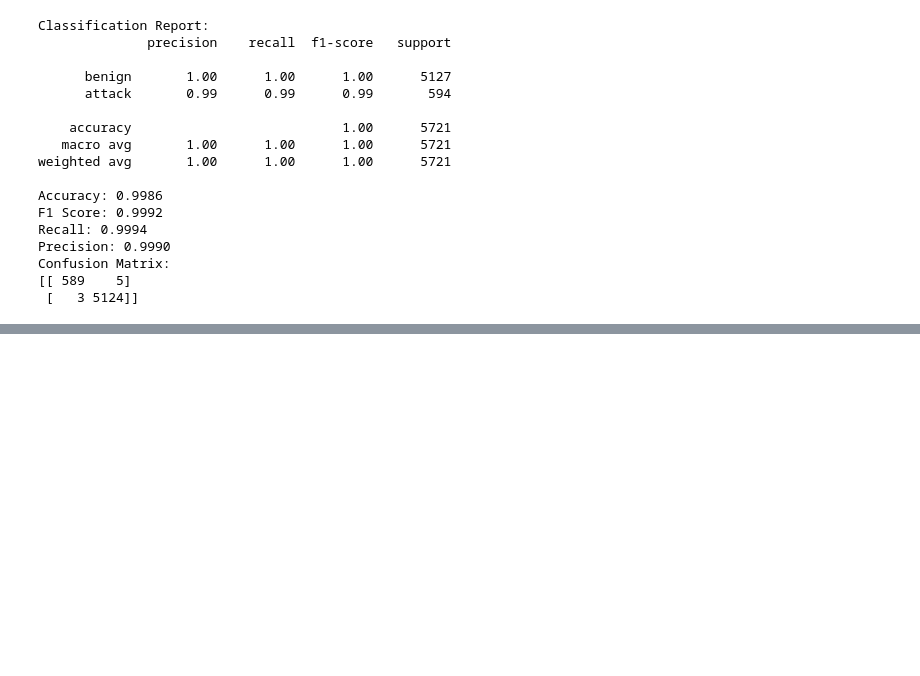
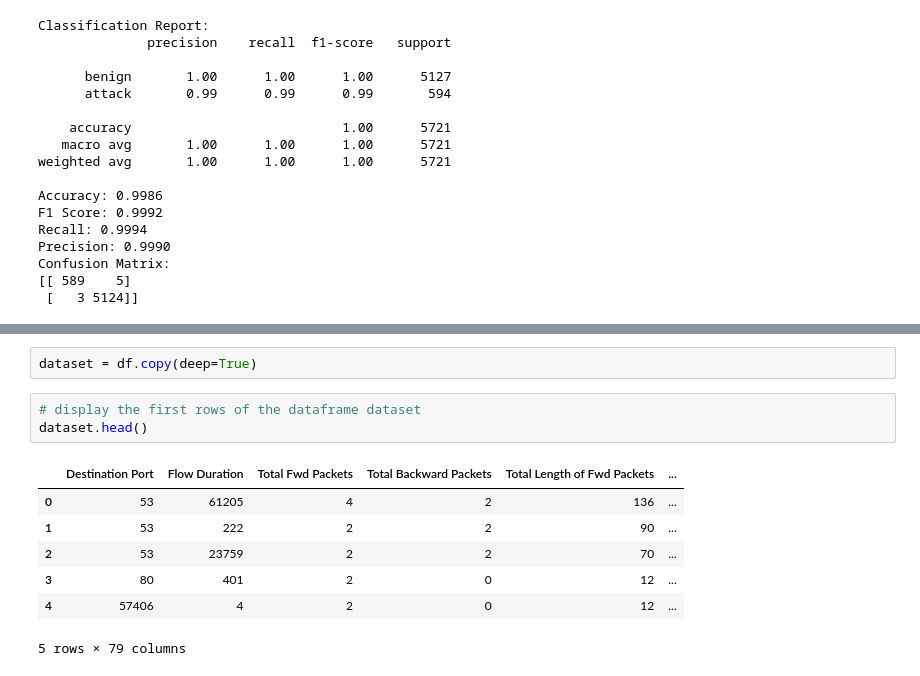
Before and after one commit to ewizzle13/Final-Project-, a Jupyter notebook: finalproject.ipynb, the cells around one changed output, grey strips where cells are left out. Cells and saved outputs as stored; diff of their text form; blank space fills up the shorter version.

```diff
--- a/finalproject.ipynb
+++ b/finalproject.ipynb
@@ -241,0 +253,13 @@ plt.show()
+# %%
+dataset = df.copy(deep=True)
+# %%
+# display the first rows of the dataframe dataset
+dataset.head()
+# %% [output]
+|  | Destination Port | Flow Duration | Total Fwd Packets | Total Backward Packets | Total Length of Fwd Packets | ... |
+| 0 | 53 | 61205 | 4 | 2 | 136 | ... |
+| 1 | 53 | 222 | 2 | 2 | 90 | ... |
+| 2 | 53 | 23759 | 2 | 2 | 70 | ... |
+| 3 | 80 | 401 | 2 | 0 | 12 | ... |
+| 4 | 57406 | 4 | 2 | 0 | 12 | ... |
+5 rows × 79 columns
```
Also changed, not shown: parts of 23 cells of this notebook, 1 other file.
